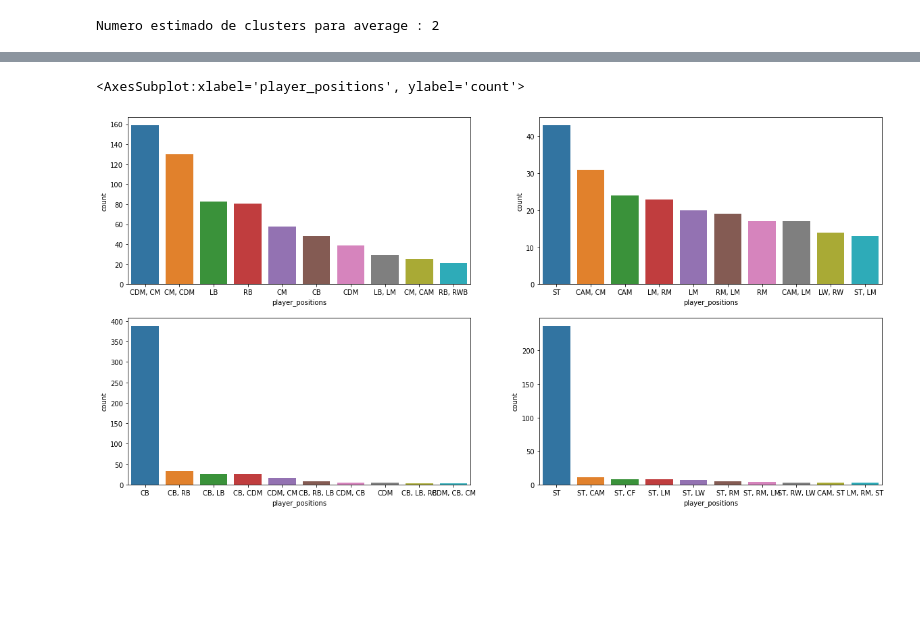
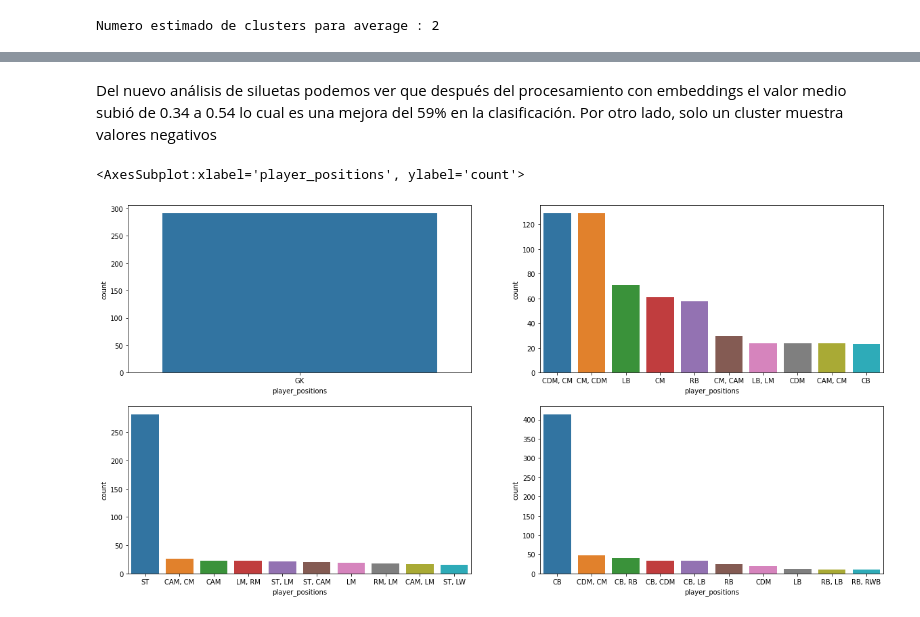
Before and after one commit to aruderman/labApNoSup, a Jupyter notebook: practico.ipynb, the cells around one changed output, grey strips where cells are left out. Cells and saved outputs as stored; diff of their text form; code cells hidden in the pictures; blank space fills up the shorter version.

```diff
--- a/practico.ipynb
+++ b/practico.ipynb
@@ -424,5 +477,5 @@ plt.tight_layout()
 # %%
-pca = decomposition.PCA(n_components=4) #elegimos 2, 3 o 4 pero pueden ser más,
+pca = decomposition.PCA(n_components=10) #elegimos 2, 3 o 4 pero pueden ser más,
 
 df_pca = pd.DataFrame(pca.fit_transform(df_scaler))
 # %%
@@ -512,7 +583,7 @@ from sklearn import manifold
 import time
 time_start = time.time()
 
-tsne = manifold.TSNE(n_components=2, verbose=1,perplexity=30, n_iter=1000)
+tsne = manifold.TSNE(n_components=2, early_exaggeration=5, verbose=1,perplexity=40, n_iter=1000)
 df_tsne = pd.DataFrame(tsne.fit_transform(df_pca))
 
 print ('t-SNE done! Time elapsed: {} seconds'.format(time.time()-time_start))
@@ -535,6 +618,6 @@ sns.scatterplot(df_tsne[0], df_tsne[1])
 # %%
 #kmeans
-n_clust = 5
+n_clust = 4
 
 km = KMeans(n_clusters=n_clust)
 km.fit(df_tsne)
@@ -707,19 +793,20 @@ Para n_clusters = 6 El valor medio de silhouette_score es : 0.4901536
+# %% [markdown]
+Del nuevo análisis de siluetas podemos ver que después del procesamiento con embeddings el valor medio subió de 0.34 a 0.54 lo cual es una mejora del 59% en la clasificación. Por otro lado, solo un cluster muestra valores negativos
 # %%
-df0 = df_n[pred==0]
-df1 = df_n[pred==1]
-df2 = df_n[pred==2]
-df3 = df_n[pred==3]
-df4 = df_n[pred==4]
+df0 = df_n[clusters==0]
+df1 = df_n[clusters==1]
+df2 = df_n[clusters==2]
+df3 = df_n[clusters==3]
 # %%
 plt.figure(figsize=(20,10))
 plt.subplot(2,2,1)
 sns.countplot(df0['player_positions'], order=df0['player_positions'].value_counts().iloc[:10].index)
 plt.subplot(2,2,2)
 sns.countplot(df1['player_positions'], order=df1['player_positions'].value_counts().iloc[:10].index)
 plt.subplot(2,2,3)
+sns.countplot(df2['player_positions'], order=df2['player_positions'].value_counts().iloc[:10].index)
+plt.subplot(2,2,4)
 sns.countplot(df3['player_positions'], order=df3['player_positions'].value_counts().iloc[:10].index)
-plt.subplot(2,2,4)
-sns.countplot(df4['player_positions'], order=df4['player_positions'].value_counts().iloc[:10].index)
 # %% [output]
 <AxesSubplot:xlabel='player_positions', ylabel='count'>
-[figure, old version]
+[figure, new version]
```
Also changed, not shown: parts of 52 cells of this notebook.
